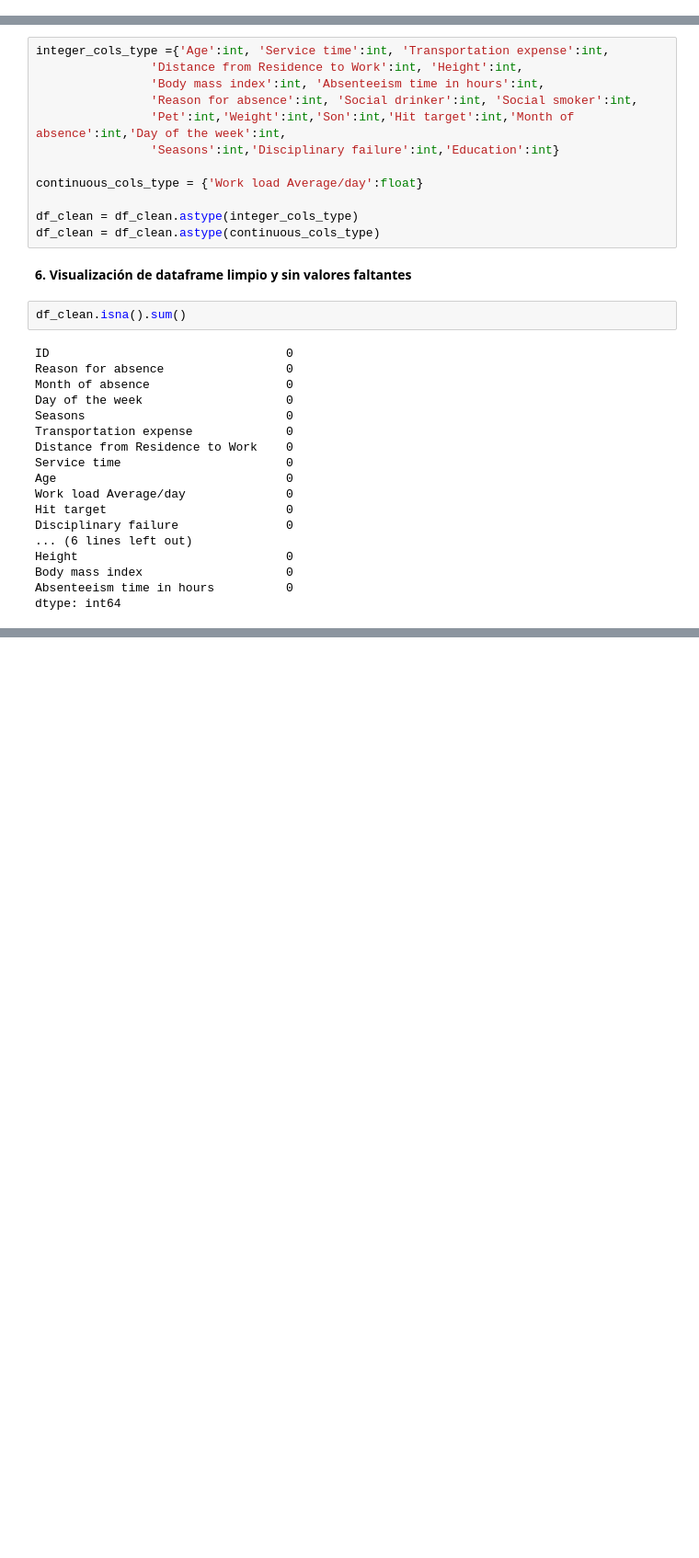
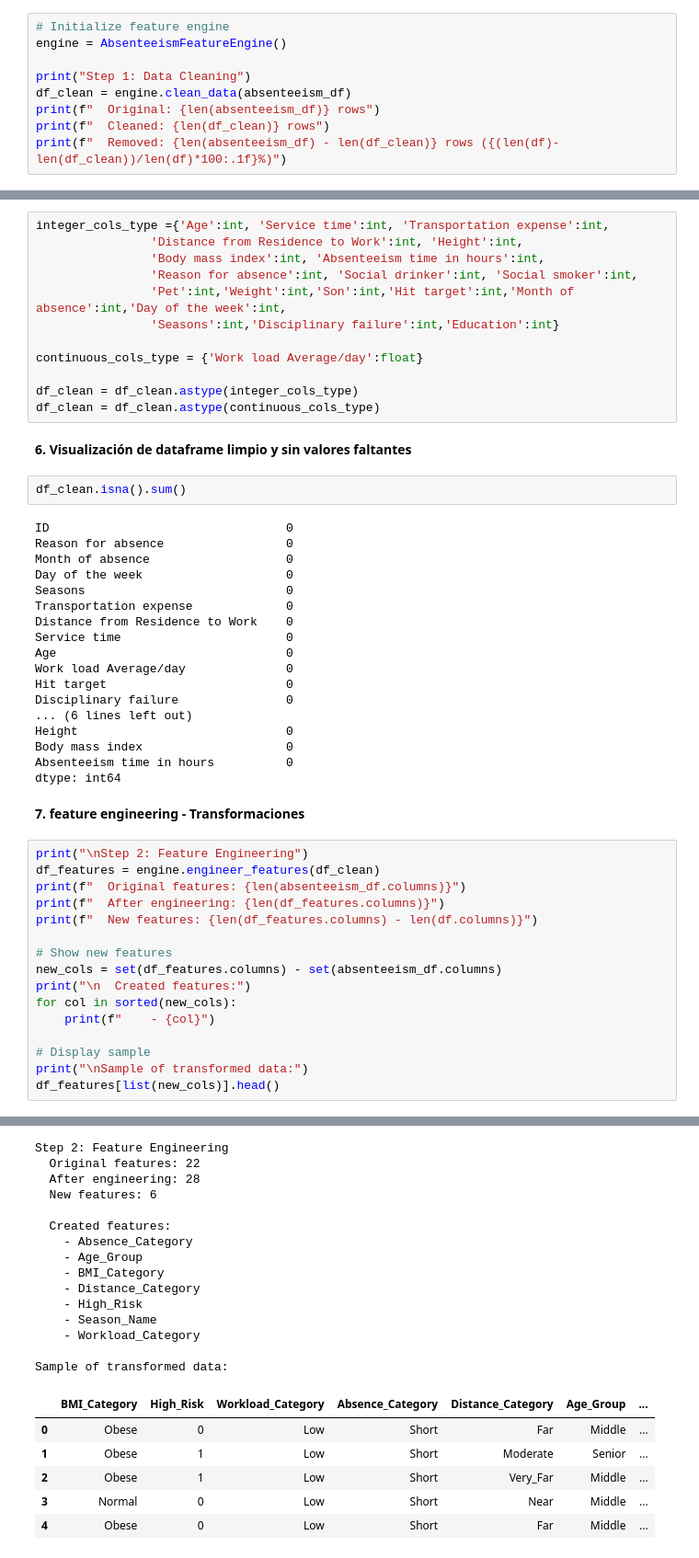
Before and after one commit to ingerobles92/MLOps62, a Jupyter notebook: notebooks/1_EDA/1.3_elt_initial_data_exploration.ipynb, the cells around one changed output, grey strips where cells are left out. Shown at 92% size. Saved outputs shown, nothing was run; the diff lists cells and outputs as text; blank space fills up the shorter version.

```diff
--- a/notebooks/1_EDA/1.3_elt_initial_data_exploration.ipynb
+++ b/notebooks/1_EDA/1.3_elt_initial_data_exploration.ipynb
@@ -729,0 +733,9 @@ Posterior a la exploración de los datos se aplicaran las siguientes actividades
+# %%
+# Initialize feature engine
+engine = AbsenteeismFeatureEngine()
+
+print("Step 1: Data Cleaning")
+df_clean = engine.clean_data(absenteeism_df)
+print(f"  Original: {len(absenteeism_df)} rows")
+print(f"  Cleaned: {len(df_clean)} rows")
+print(f"  Removed: {len(absenteeism_df) - len(df_clean)} rows ({(len(df)-len(df_clean))/len(df)*100:.1f}%)")
@@ -866,3 +886,22 @@ Height                             0
 Body mass index                    0
 Absenteeism time in hours          0
 dtype: int64
+# %% [markdown]
+**7. feature engineering - Transformaciones**
+# %%
+print("\nStep 2: Feature Engineering")
+df_features = engine.engineer_features(df_clean)
+print(f"  Original features: {len(absenteeism_df.columns)}")
+print(f"  After engineering: {len(df_features.columns)}")
+print(f"  New features: {len(df_features.columns) - len(df.columns)}")
+
+# Show new features
+new_cols = set(df_features.columns) - set(absenteeism_df.columns)
+print("\n  Created features:")
+for col in sorted(new_cols):
+    print(f"    - {col}")
+
+# Display sample
+print("\nSample of transformed data:")
+df_features[list(new_cols)].head()
+# %% [output]
@@ -868,0 +917,21 @@ dtype: int64
+Step 2: Feature Engineering
+  Original features: 22
+  After engineering: 28
+  New features: 6
+
+  Created features:
+    - Absence_Category
+    - Age_Group
+    - BMI_Category
+    - Distance_Category
+    - High_Risk
+    - Season_Name
+    - Workload_Category
+
+Sample of transformed data:
+|  | BMI_Category | High_Risk | Workload_Category | Absence_Category | Distance_Category | Age_Group | ... |
+| 0 | Obese | 0 | Low | Short | Far | Middle | ... |
+| 1 | Obese | 1 | Low | Short | Moderate | Senior | ... |
+| 2 | Obese | 1 | Low | Short | Very_Far | Middle | ... |
+| 3 | Normal | 0 | Low | Short | Near | Middle | ... |
+| 4 | Obese | 0 | Low | Short | Far | Middle | ... |
```
Also changed, not shown: parts of 20 cells of this notebook.
